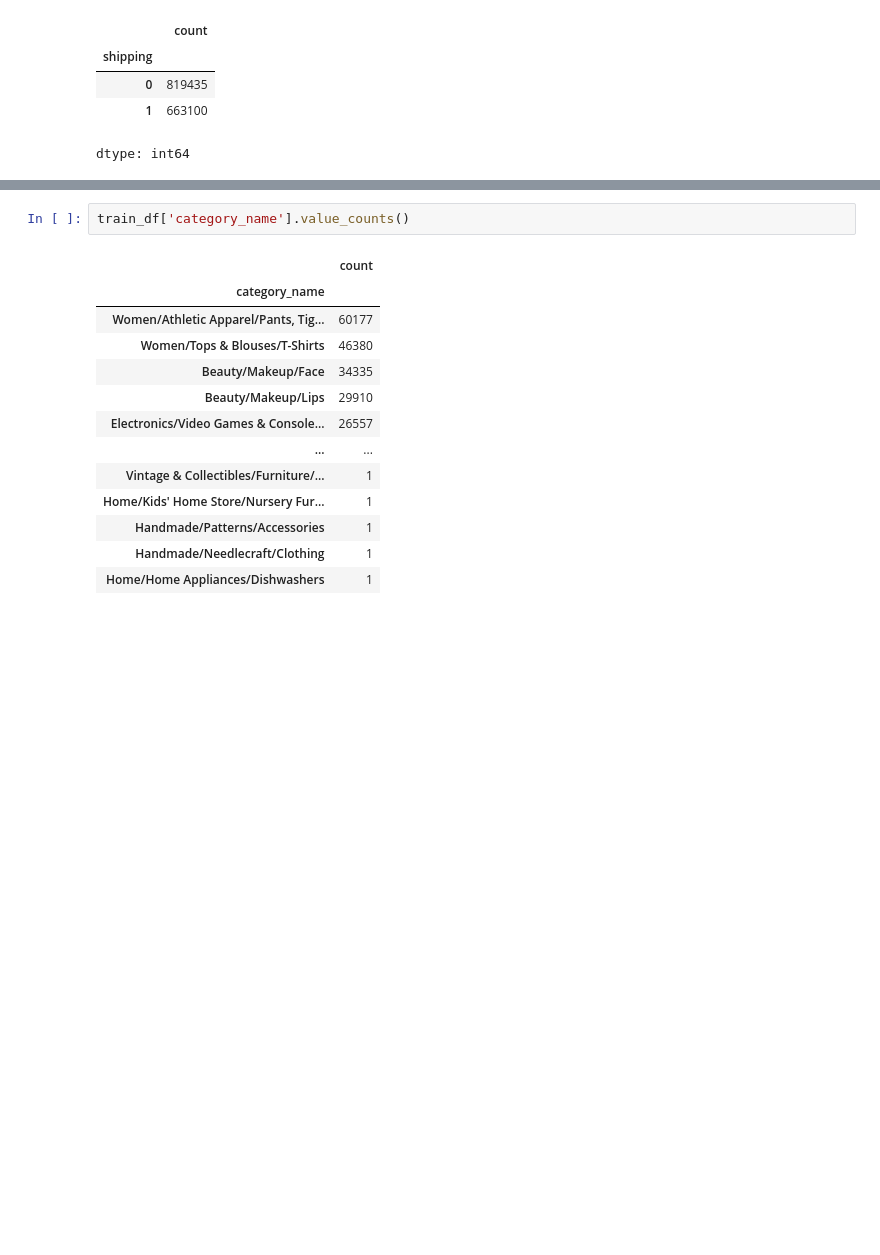
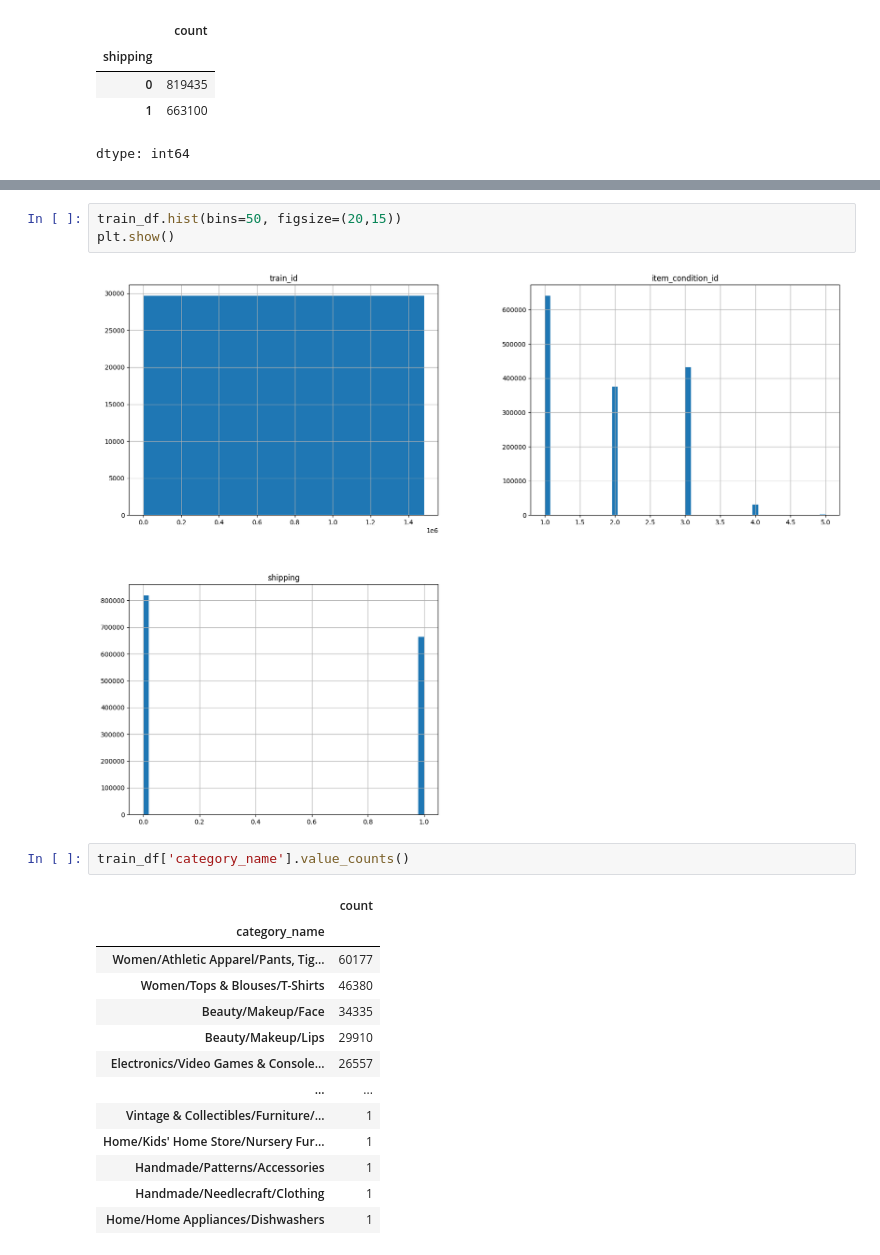
Before and after one commit to darshit001/MerCari-Data-Analysis, a Jupyter notebook: Mericari.ipynb, the cells around one changed output, grey strips where cells are left out. Saved outputs shown, nothing was run; the diff lists cells and outputs as text; blank space fills up the shorter version.

```diff
--- a/Mericari.ipynb
+++ b/Mericari.ipynb
@@ -174,3 +223,8 @@ dtype: int64
+# %%
+train_df.hist(bins=50, figsize=(20,15))
+plt.show()
+# %% [output]
+[figure, added]
 # %%
 train_df['category_name'].value_counts()
 # %% [output]
```
Also changed, not shown: parts of 8 cells of this notebook.
